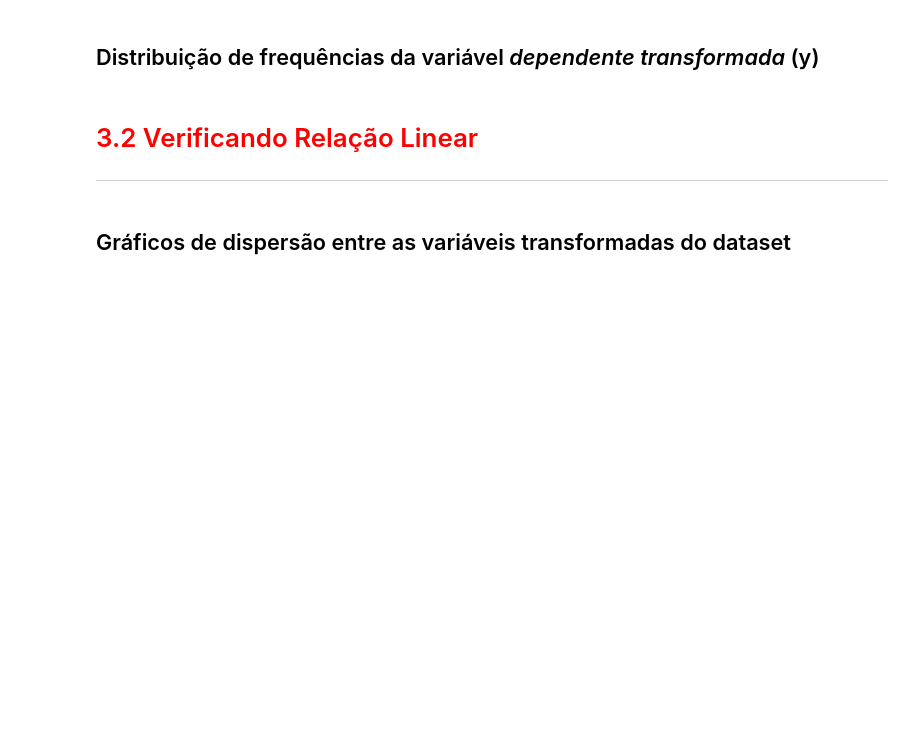
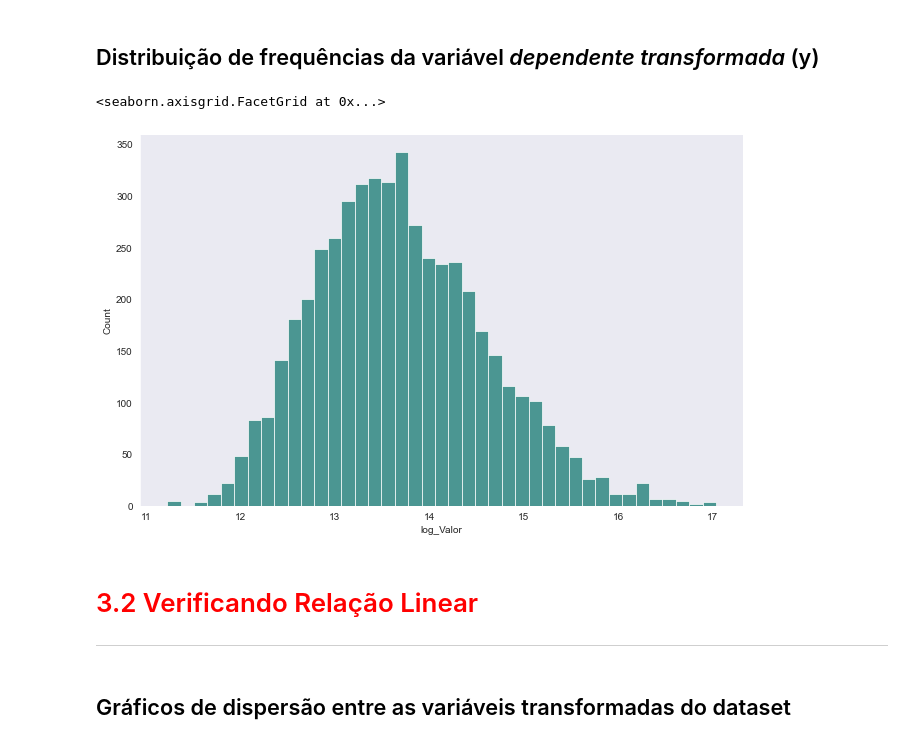
Before and after one commit to lingsv/alura_ds, a Jupyter notebook: regressao2/projeto-inicial/data-science/reg-linear-II/Projeto/Regressão Linear.ipynb, the cells around one changed output. Drawn from its saved outputs; the diff is of its cells as text; code cells hidden in the pictures; blank space fills up the shorter version.

```diff
--- a/regressao2/projeto-inicial/data-science/reg-linear-II/Projeto/Regressão Linear.ipynb
+++ b/regressao2/projeto-inicial/data-science/reg-linear-II/Projeto/Regressão Linear.ipynb
@@ -183,0 +188,5 @@ https://docs.scipy.org/doc/numpy-1.15.0/reference/generated/numpy.log.html
+# %%
+dados['log_Valor'] = np.log(dados['Valor'])
+dados['log_Area'] = np.log(dados['Area'])
+dados['log_Dist_Praia'] = np.log(dados['Dist_Praia']+1)
+dados['log_Dist_Farmacia'] = np.log(dados['Dist_Farmacia']+1)
@@ -184,11 +204,14 @@ https://docs.scipy.org/doc/numpy-1.15.0/reference/generated/numpy.log.html
 # %% [markdown]
 ## Distribuição de frequências da variável *dependente transformada* (y)
 # %%
-
-ax.figure.set_size_inches(20, 6)
-ax.set_title('Distribuição de Frequências', fontsize=20)
-ax.set_xlabel('log do Preço dos Imóveis', fontsize=16)
+ax = sns.displot(dados['log_Valor'])
+ax.fig.set_size_inches(10, 6)
+#ax.set_title('Distribuição de Frequências', fontsize=20)
+#ax.set_xlabel('log do Preço dos Imóveis', fontsize=16)
 ax
+# %% [output]
+<seaborn.axisgrid.FacetGrid at 0x...>
+[figure, added]
 # %% [markdown]
 # <font color='red' style='font-size: 30px;'>3.2 Verificando Relação Linear</font>
 <hr style='border: 2px solid red;'>
```
Also changed, not shown: parts of 18 cells of this notebook.
